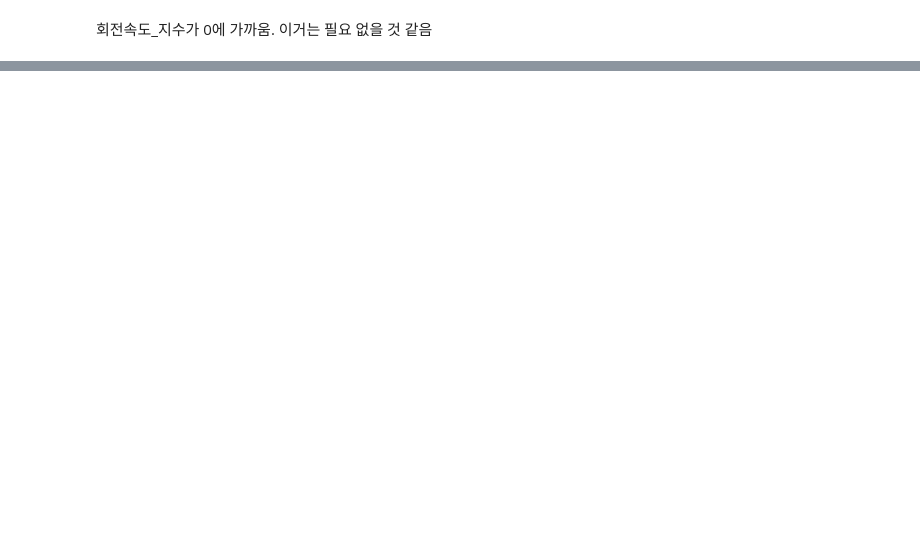
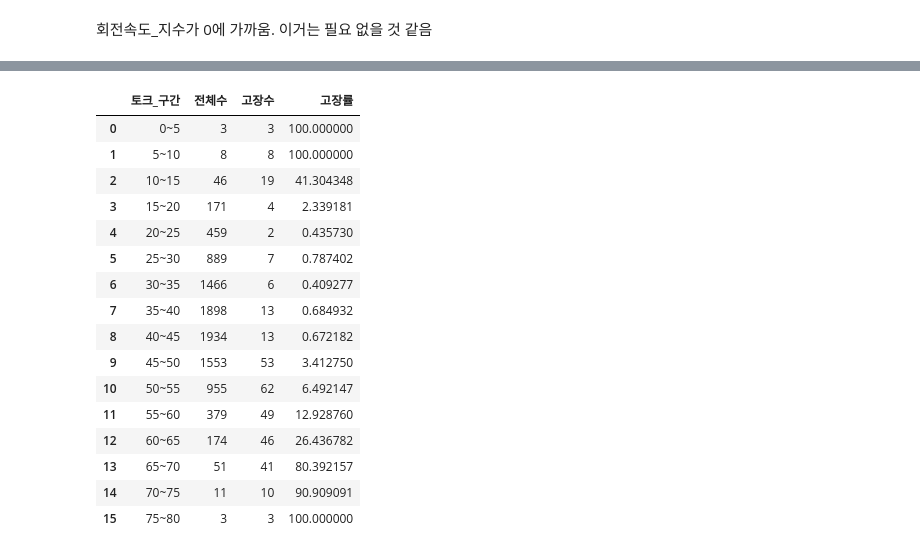
Before and after one commit to parkjunsu3321/Milling_Machine_Predictive, a Jupyter notebook: EDA/EDA.ipynb, the cells around one changed output, grey strips where cells are left out. Drawn from its saved outputs; the diff is of its cells as text; code cells hidden in the pictures; blank space fills up the shorter version.

```diff
--- a/EDA/EDA.ipynb
+++ b/EDA/EDA.ipynb
@@ -186,0 +302,46 @@ plt.show()
+# %%
+import numpy as np
+import pandas as pd
+import matplotlib.pyplot as plt
+
+# 토크 5 Nm 단위 구간
+bins = np.arange(0, 81, 5)
+labels = [f'{i}~{i+5}' for i in range(0, 80, 5)]
+
+df_fail['토크_구간'] = pd.cut(
+    df_fail['토크_Nm'],
+    bins=bins,
+    labels=labels,
+    right=False
+)
+
+torque_failure = df_fail.groupby(
+    '토크_구간',
+    observed=True
+).agg(
+    전체수=('기계고장', 'count'),
+    고장수=('기계고장', 'sum'),
+    고장률=('기계고장', 'mean')
+).reset_index()
+
+torque_failure['고장률'] *= 100
+
+torque_failure
+# %% [output]
+|  | 토크_구간 | 전체수 | 고장수 | 고장률 |
+| 0 | 0~5 | 3 | 3 | 100.000000 |
+| 1 | 5~10 | 8 | 8 | 100.000000 |
+| 2 | 10~15 | 46 | 19 | 41.304348 |
+| 3 | 15~20 | 171 | 4 | 2.339181 |
+| 4 | 20~25 | 459 | 2 | 0.435730 |
+| 5 | 25~30 | 889 | 7 | 0.787402 |
+| 6 | 30~35 | 1466 | 6 | 0.409277 |
+| 7 | 35~40 | 1898 | 13 | 0.684932 |
+| 8 | 40~45 | 1934 | 13 | 0.672182 |
+| 9 | 45~50 | 1553 | 53 | 3.412750 |
+| 10 | 50~55 | 955 | 62 | 6.492147 |
+| 11 | 55~60 | 379 | 49 | 12.928760 |
+| 12 | 60~65 | 174 | 46 | 26.436782 |
+| 13 | 65~70 | 51 | 41 | 80.392157 |
+| 14 | 70~75 | 11 | 10 | 90.909091 |
+| 15 | 75~80 | 3 | 3 | 100.000000 |
```
Also changed, not shown: parts of 29 cells of this notebook.
